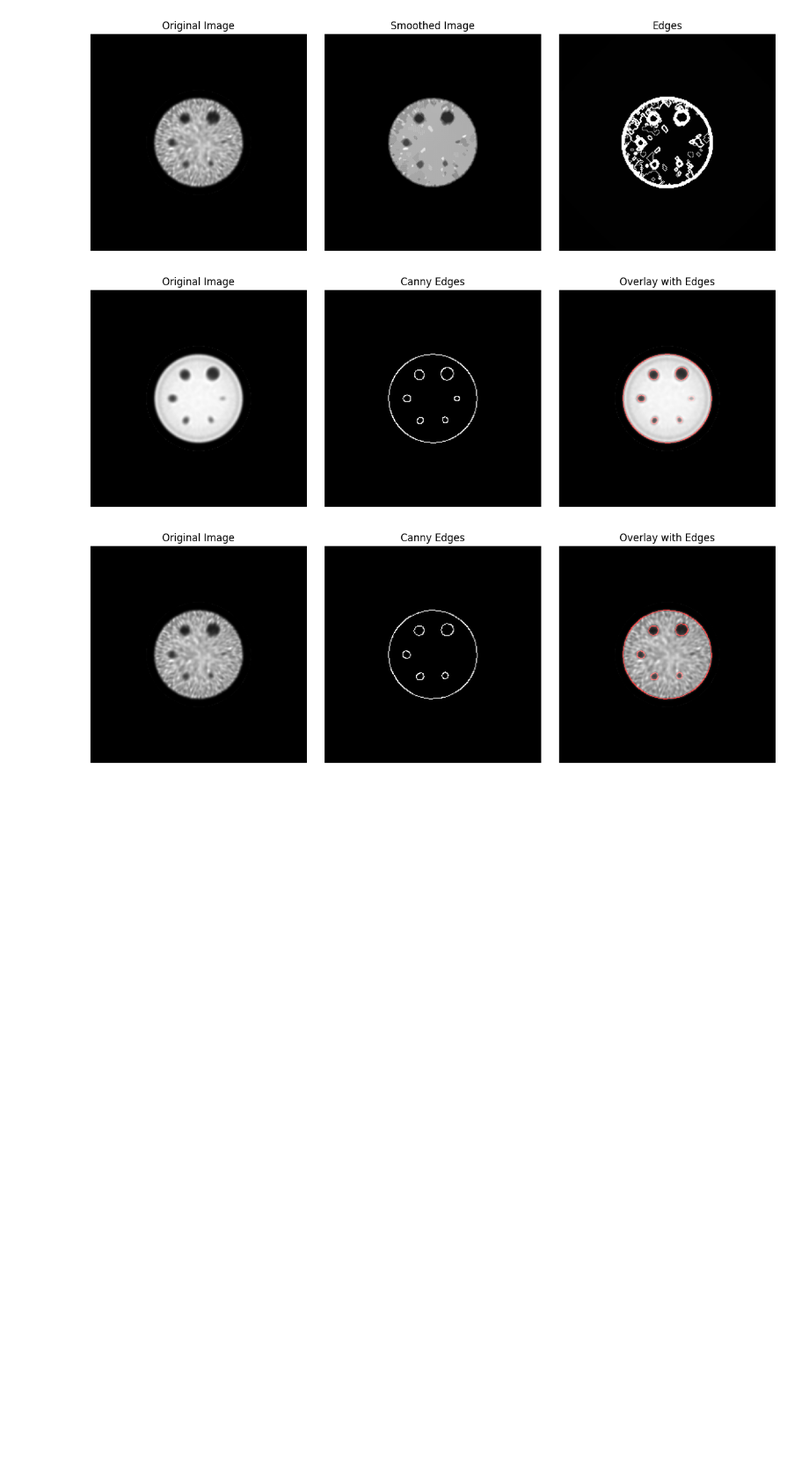
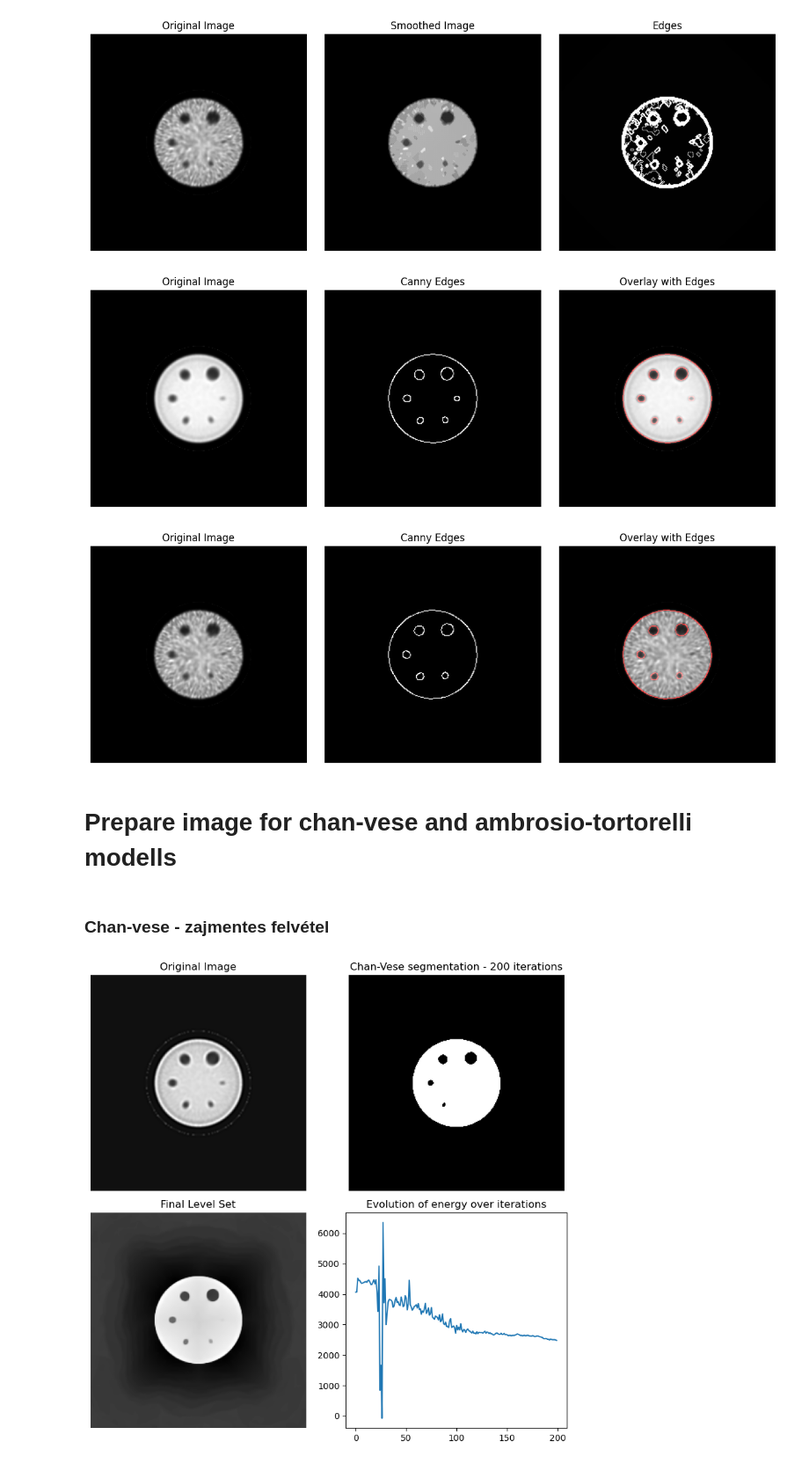
Before and after one commit to pifu1963/obudai_pprg_1, a Jupyter notebook: Assignments/PPRG_segmentation_assignment.ipynb, the cells around one changed output. Shown at 88% size. Saved outputs shown, nothing was run; the diff lists cells and outputs as text; code cells hidden in the pictures; blank space fills up the shorter version.

Commit message:
Add prepare image to file

```diff
--- a/Assignments/PPRG_segmentation_assignment.ipynb
+++ b/Assignments/PPRG_segmentation_assignment.ipynb
@@ -282,3 +282,5 @@ visualize_canny(slice_73, canny_edges_noise)
 # %% [output]
 [figure]
 [figure]
+# %% [markdown]
+# Prepare image for chan-vese and ambrosio-tortorelli modells
@@ -284,0 +308,57 @@ visualize_canny(slice_73, canny_edges_noise)
+# %%
+image_no_noise = prepare_img(slice_75)
+image_noise = prepare_img(slice_73)
+
+# KONTRASZT FOKOZÁSA
+alpha = 1.5
+beta = 0
+
+image_noise = cv2.convertScaleAbs(image_noise, alpha=alpha, beta=beta)
+# %% [markdown]
+### Chan-vese - zajmentes felvétel
+# %%
+# A Jupyter Notebook esetén szükséges, hogy a grafikonok megjelenjenek a notebookban.
+%matplotlib inline
+import matplotlib.pyplot as plt  # Importálja a matplotlib.pyplot modult 'plt' rövidítéssel a grafikonok megjelenítéséhez.
+from skimage.segmentation import chan_vese  # Importálja a skimage 'chan_vese' függvényét szegmentáláshoz.
+
+
+# Nem zajos felvétel - 4/6 gömb felismerése
+cv = chan_vese(
+    image_no_noise,  # A bemeneti kép.
+    mu=0.15,  # A kontúr simításának mértéke.
+    lambda1=1,  # A belső régió súlyozási paramétere.
+    lambda2=1,  # A külső régió súlyozási paramétere.
+    tol=1e-4,  # Iterációk megállási feltétele (tolerancia).
+    max_num_iter=200,  # Maximális iterációk száma.
+    dt=0.7,  # A lépésköz a szegmentációs iterációkhoz.
+    init_level_set="checkerboard",  # A kezdeti szintkészlet checkerboard mintával.
+    extended_output=True,  # Kimenetként kiterjesztett eredményt kér, azaz a végső kontúrt és energia evolúciót.
+)
+
+
+# Ábrázolás
+fig, axes = plt.subplots(2, 2, figsize=(8, 8))  # 2x2-es subplotokat hoz létre egy 8x8-as ábra méretben.
+ax = axes.flatten()  # Lapítja a subplotok tömbjét egy dimenzióra.
+
+# Nem zajos felvétel kirajzolása
+ax[0].imshow(image_no_noise, cmap="gray")  # Megjeleníti az eredeti képet szürkeárnyalatos színskálával az első subplotban.
+ax[0].set_axis_off()  # Kikapcsolja a tengelyeket az első subploton.
+ax[0].set_title("Original Image", fontsize=12)  # Címet állít be az első subplotra "Original Image" felirattal.
+
+ax[1].imshow(cv[0], cmap="gray")  # Megjeleníti a szegmentált képet szürkeárnyalatos színskálával a második subplotban.
+ax[1].set_axis_off()  # Kikapcsolja a tengelyeket a második subploton.
+title = f'Chan-Vese segmentation - {len(cv[2])} iterations'  # Címszöveget készít a szegmentáció iterációszámával.
+ax[1].set_title(title, fontsize=12)  # Beállítja a címet a második subplotra a szegmentációs eredménnyel és iterációk számával.
+
+ax[2].imshow(cv[1], cmap="gray")  # Megjeleníti a végső szintkészletet szürkeárnyalatos színskálával a harmadik subplotban.
+ax[2].set_axis_off()  # Kikapcsolja a tengelyeket a harmadik subploton.
+ax[2].set_title("Final Level Set", fontsize=12)  # Címet állít be a harmadik subplotra "Final Level Set" felirattal.
+
+ax[3].plot(cv[2])  # Megjeleníti az energia evolúcióját az iterációk során a negyedik subplotban.
+ax[3].set_title("Evolution of energy over iterations", fontsize=12)  # Címet állít be a negyedik subplotra az energia evolúcióval.
+
+fig.tight_layout()  # Optimalizálja az ábra elrendezését, hogy ne legyenek átfedések.
+plt.show()  # Megjeleníti az ábrát.
+# %% [output]
+[figure, added]
```
Also changed, not shown: parts of 9 cells of this notebook.
